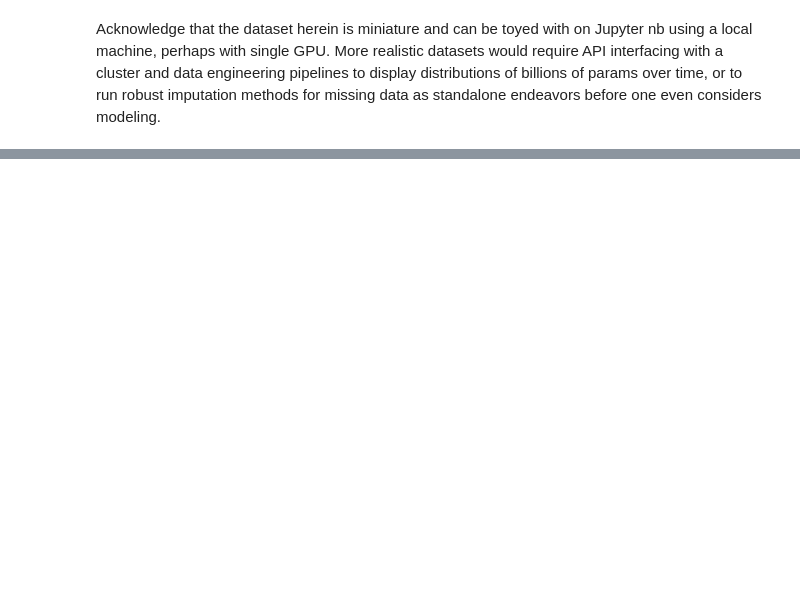
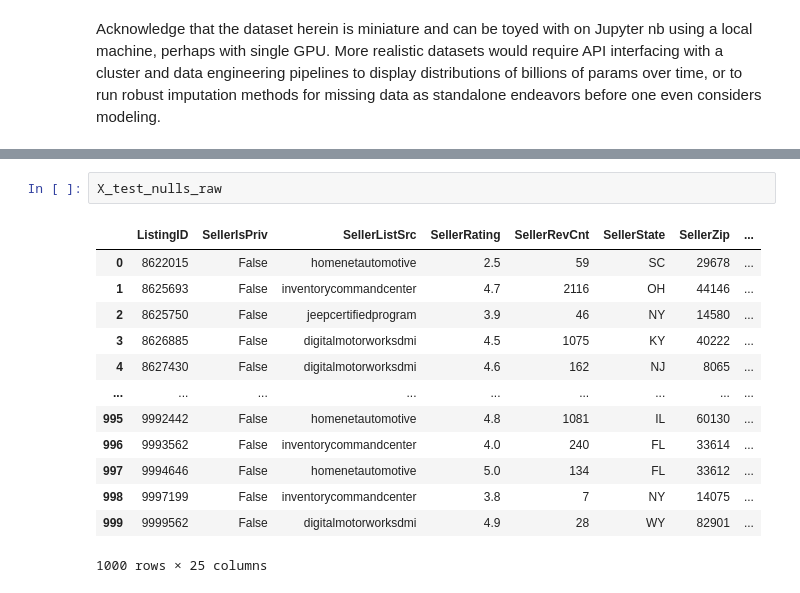
Before and after one commit to gcalbertini/boing, a Jupyter notebook: src/imputationEDA.ipynb, the cells around one changed output, grey strips where cells are left out. Cells and saved outputs as stored; diff of their text form; blank space fills up the shorter version.

```diff
--- a/src/imputationEDA.ipynb
+++ b/src/imputationEDA.ipynb
@@ -57 +46,17 @@ memory usage: 173.6+ KB
 (None, None)
+# %%
+X_test_nulls_raw
+# %% [output]
+|  | ListingID | SellerIsPriv | SellerListSrc | SellerRating | SellerRevCnt | SellerState | SellerZip | ... |
+| 0 | 8622015 | False | homenetautomotive | 2.5 | 59 | SC | 29678 | ... |
+| 1 | 8625693 | False | inventorycommandcenter | 4.7 | 2116 | OH | 44146 | ... |
+| 2 | 8625750 | False | jeepcertifiedprogram | 3.9 | 46 | NY | 14580 | ... |
+| 3 | 8626885 | False | digitalmotorworksdmi | 4.5 | 1075 | KY | 40222 | ... |
+| 4 | 8627430 | False | digitalmotorworksdmi | 4.6 | 162 | NJ | 8065 | ... |
+| ... | ... | ... | ... | ... | ... | ... | ... | ... |
+| 995 | 9992442 | False | homenetautomotive | 4.8 | 1081 | IL | 60130 | ... |
+| 996 | 9993562 | False | inventorycommandcenter | 4.0 | 240 | FL | 33614 | ... |
+| 997 | 9994646 | False | homenetautomotive | 5.0 | 134 | FL | 33612 | ... |
+| 998 | 9997199 | False | inventorycommandcenter | 3.8 | 7 | NY | 14075 | ... |
+| 999 | 9999562 | False | digitalmotorworksdmi | 4.9 | 28 | WY | 82901 | ... |
+1000 rows × 25 columns
```
Also changed, not shown: parts of 33 cells of this notebook, 1 other file.
